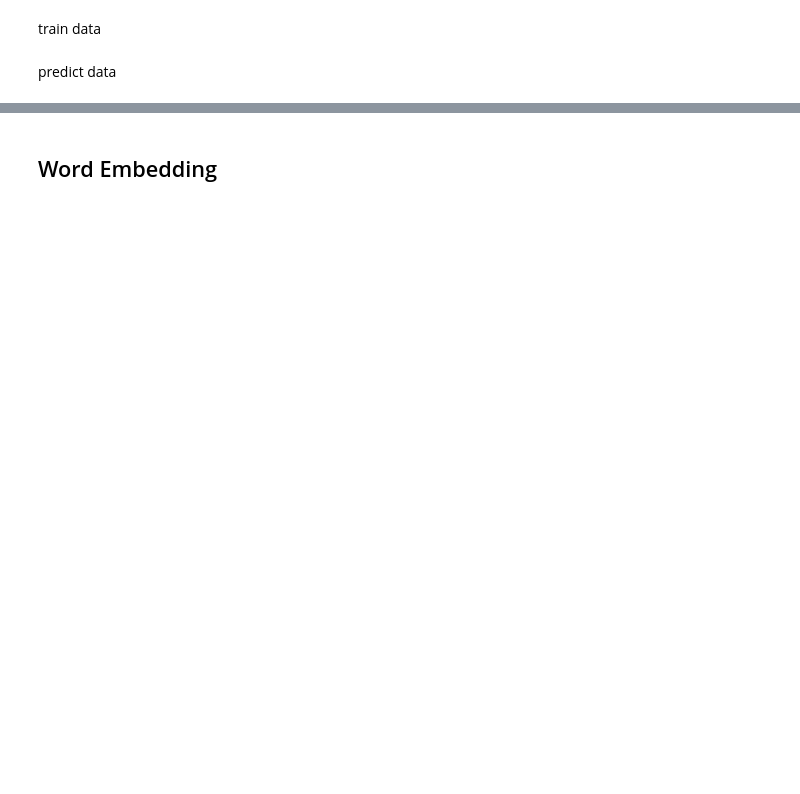
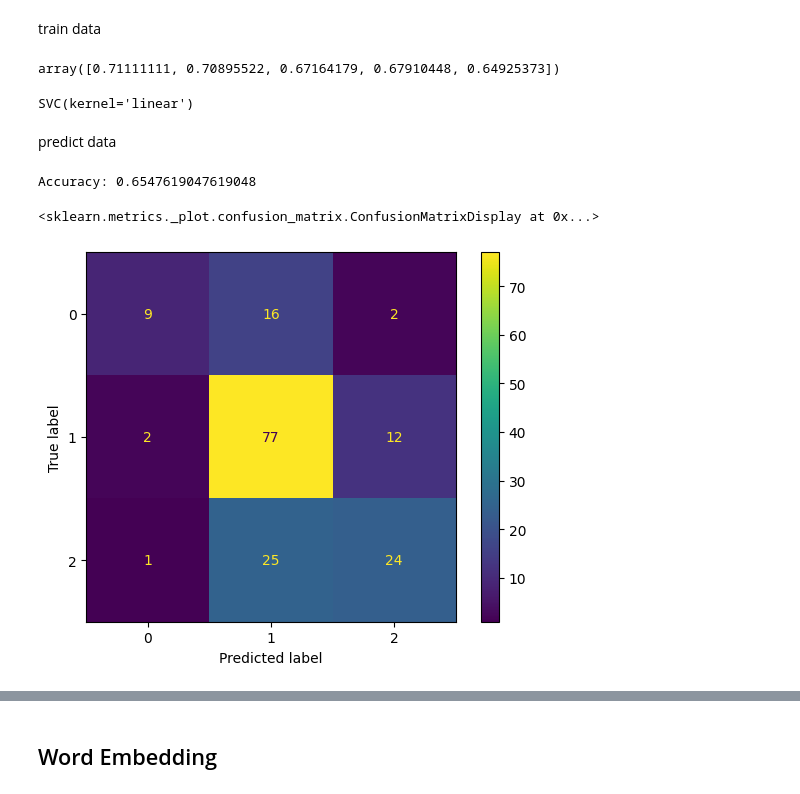
Before and after one commit to coachlivinglegend/PROG8245Project, a Jupyter notebook: Documentation.ipynb, the cells around one changed output, grey strips where cells are left out. Cells and saved outputs as stored; diff of their text form; code cells hidden in the pictures; blank space fills up the shorter version.

```diff
--- a/Documentation.ipynb
+++ b/Documentation.ipynb
@@ -409,0 +461,8 @@ documents = [" ".join(doc) for doc in loaded_list]
+# %%
+# Read preprocessed data for BERT
+df_data = pd.read_csv('data/preprocessed_data.csv')
+
+# Extract content and labels into separate variables
+documents = df_data['Content']
+labels = df_data['Label']
+df_data.head()
@@ -428,7 +518,13 @@ labels.value_counts()
 # %% [markdown]
 train data
 # %%
-model = SVC(kernel='linear')
-model.fit(tfidf_matrix_train, y_train)
+clf_tfidf_svc = SVC(kernel='linear')
+cross_val_score(clf_tfidf_svc, tfidf_matrix_train, y_train, cv=5)
+# %% [output]
+array([0.71111111, 0.70895522, 0.67164179, 0.67910448, 0.64925373])
+# %%
+clf_tfidf_svc.fit(tfidf_matrix_train, y_train)
+# %% [output]
+SVC(kernel='linear')
 # %% [markdown]
 predict data
@@ -456,0 +531,13 @@ print(report)
+# %%
+y_pred_tfidf_svc = clf_tfidf_svc.predict(tfidf_matrix_test)
+print("Accuracy:", accuracy_score(y_test, y_pred_tfidf_svc))
+# %% [output]
+Accuracy: 0.6547619047619048
+# %%
+# Confusion matrix
+cm_tfidf_svc = confusion_matrix(y_test, y_pred_tfidf_svc)
+conf_matrix_display = ConfusionMatrixDisplay(cm_tfidf_svc, display_labels=clf_tfidf_svc.classes_)
+conf_matrix_display.plot()
+# %% [output]
+<sklearn.metrics._plot.confusion_matrix.ConfusionMatrixDisplay at 0x...>
+[figure, added]
```
Also changed, not shown: parts of 109 cells of this notebook, 8 other files.
